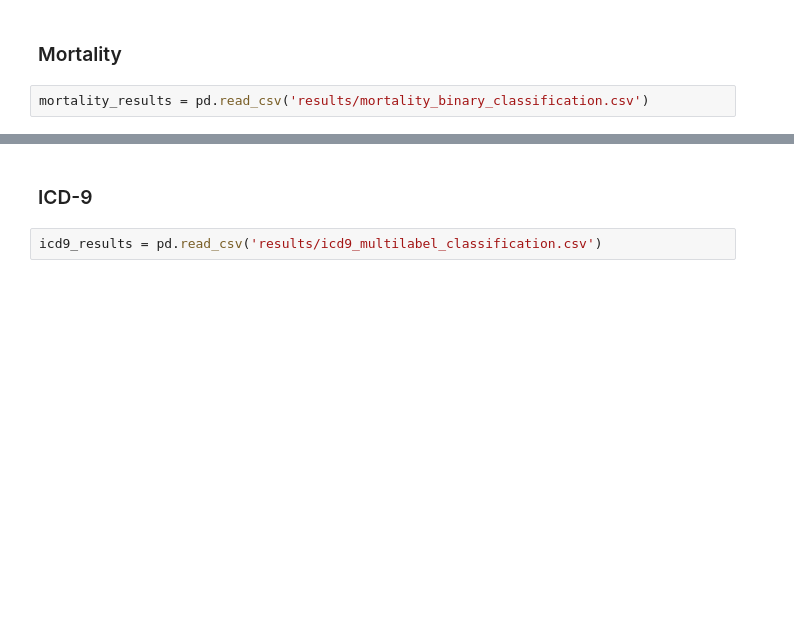
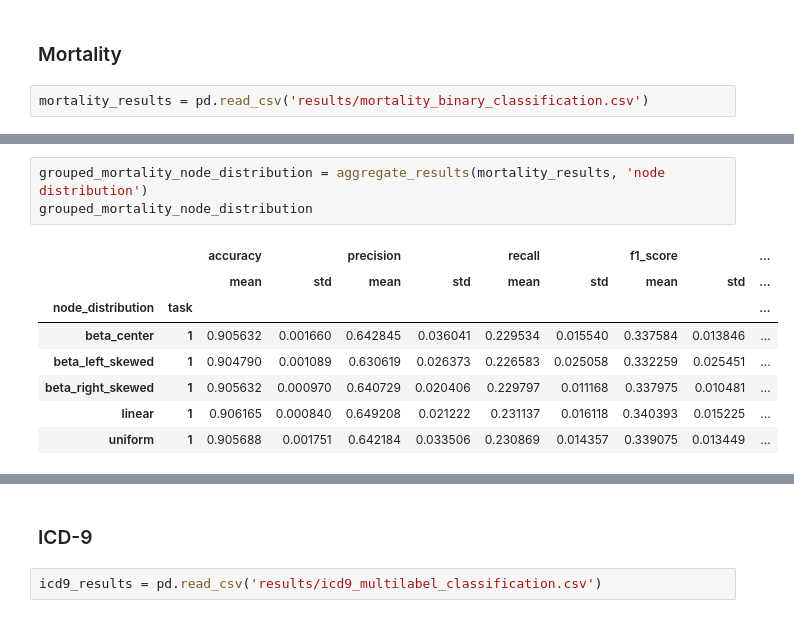
Before and after one commit to kasztanka/federated-learning-mimiciii, a Jupyter notebook: analyze_results.ipynb, the cells around one changed output, grey strips where cells are left out. Cells and saved outputs as stored; diff of their text form; blank space fills up the shorter version.

```diff
--- a/analyze_results.ipynb
+++ b/analyze_results.ipynb
@@ -138,0 +157,12 @@ plot(grouped_mortality_workers, 'Number of workers', MORTALITY_TASKS)
+# %%
+grouped_mortality_node_distribution = aggregate_results(mortality_results, 'node distribution')
+grouped_mortality_node_distribution
+# %% [output]
+|  |  | accuracy |  | precision |  | recall |  | f1_score |  | ... |
+|  |  | mean | std | mean | std | mean | std | mean | std | ... |
+| node_distribution | task |  |  |  |  |  |  |  |  | ... |
+| beta_center | 1 | 0.905632 | 0.001660 | 0.642845 | 0.036041 | 0.229534 | 0.015540 | 0.337584 | 0.013846 | ... |
+| beta_left_skewed | 1 | 0.904790 | 0.001089 | 0.630619 | 0.026373 | 0.226583 | 0.025058 | 0.332259 | 0.025451 | ... |
+| beta_right_skewed | 1 | 0.905632 | 0.000970 | 0.640729 | 0.020406 | 0.229797 | 0.011168 | 0.337975 | 0.010481 | ... |
+| linear | 1 | 0.906165 | 0.000840 | 0.649208 | 0.021222 | 0.231137 | 0.016118 | 0.340393 | 0.015225 | ... |
+| uniform | 1 | 0.905688 | 0.001751 | 0.642184 | 0.033506 | 0.230869 | 0.014357 | 0.339075 | 0.013449 | ... |
```
Also changed, not shown: parts of 11 cells of this notebook.
